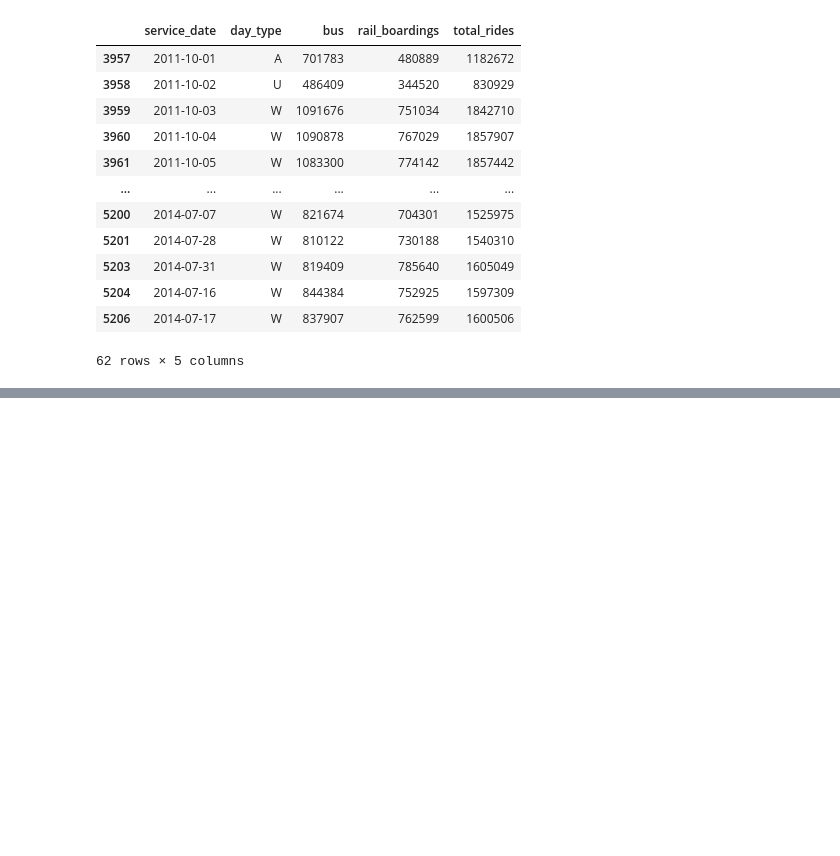
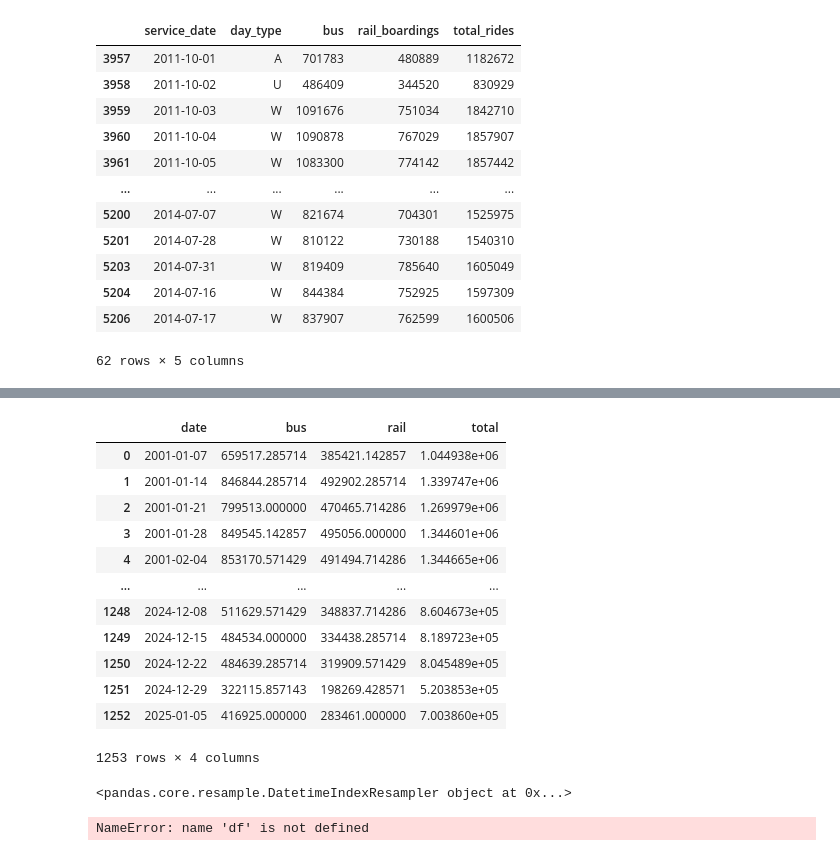
Before and after one commit to madeofcroatia/city, a Jupyter notebook: notebooks/exploration1.ipynb, the cells around one changed output, grey strips where cells are left out. Cells and saved outputs as stored; diff of their text form; code cells hidden in the pictures; blank space fills up the shorter version.

```diff
--- a/notebooks/exploration1.ipynb
+++ b/notebooks/exploration1.ipynb
@@ -289,0 +389,24 @@ ridership_df.to_csv("../data/cta-ridership-clean.csv", index=False)
+# %%
+df.set_index('date').resample('W').mean().reset_index()
+# %% [output]
+|  | date | bus | rail | total |
+| 0 | 2001-01-07 | 659517.285714 | 385421.142857 | 1.044938e+06 |
+| 1 | 2001-01-14 | 846844.285714 | 492902.285714 | 1.339747e+06 |
+| 2 | 2001-01-21 | 799513.000000 | 470465.714286 | 1.269979e+06 |
+| 3 | 2001-01-28 | 849545.142857 | 495056.000000 | 1.344601e+06 |
+| 4 | 2001-02-04 | 853170.571429 | 491494.714286 | 1.344665e+06 |
+| ... | ... | ... | ... | ... |
+| 1248 | 2024-12-08 | 511629.571429 | 348837.714286 | 8.604673e+05 |
+| 1249 | 2024-12-15 | 484534.000000 | 334438.285714 | 8.189723e+05 |
+| 1250 | 2024-12-22 | 484639.285714 | 319909.571429 | 8.045489e+05 |
+| 1251 | 2024-12-29 | 322115.857143 | 198269.428571 | 5.203853e+05 |
+| 1252 | 2025-01-05 | 416925.000000 | 283461.000000 | 7.003860e+05 |
+1253 rows × 4 columns
+# %%
+df.set_index('date').resample('W')
+# %% [output]
+<pandas.core.resample.DatetimeIndexResampler object at 0x...>
+# %%
+df
+# %% [output]
+NameError: name 'df' is not defined
```
Also changed, not shown: parts of 15 cells of this notebook, 3 other files.
